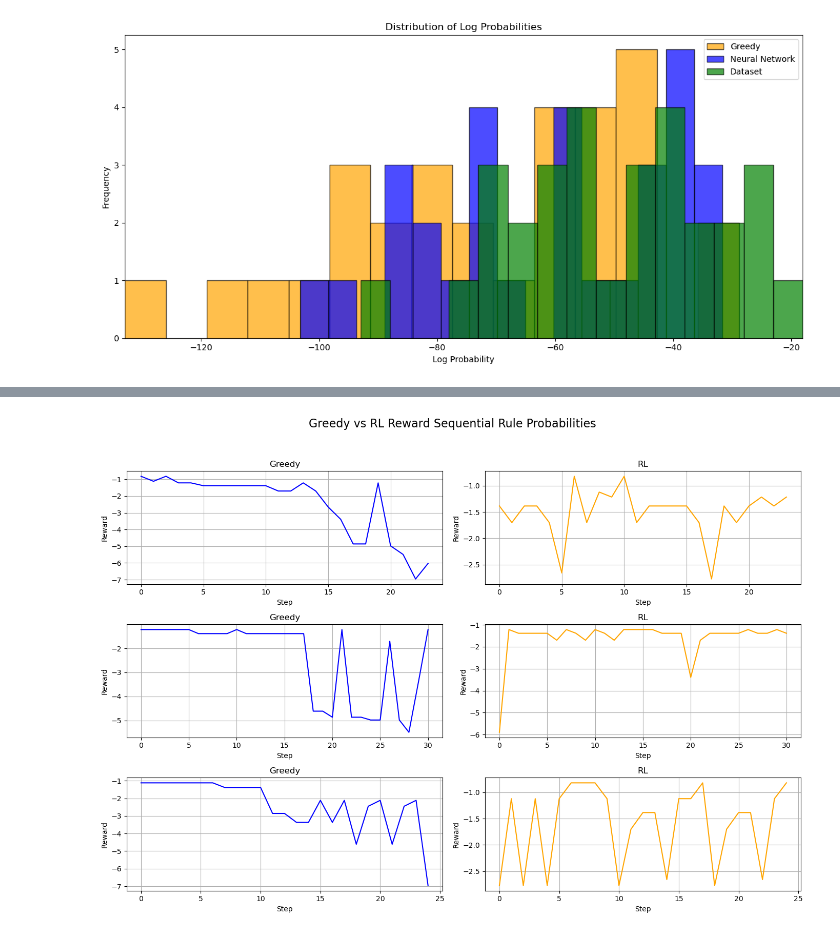
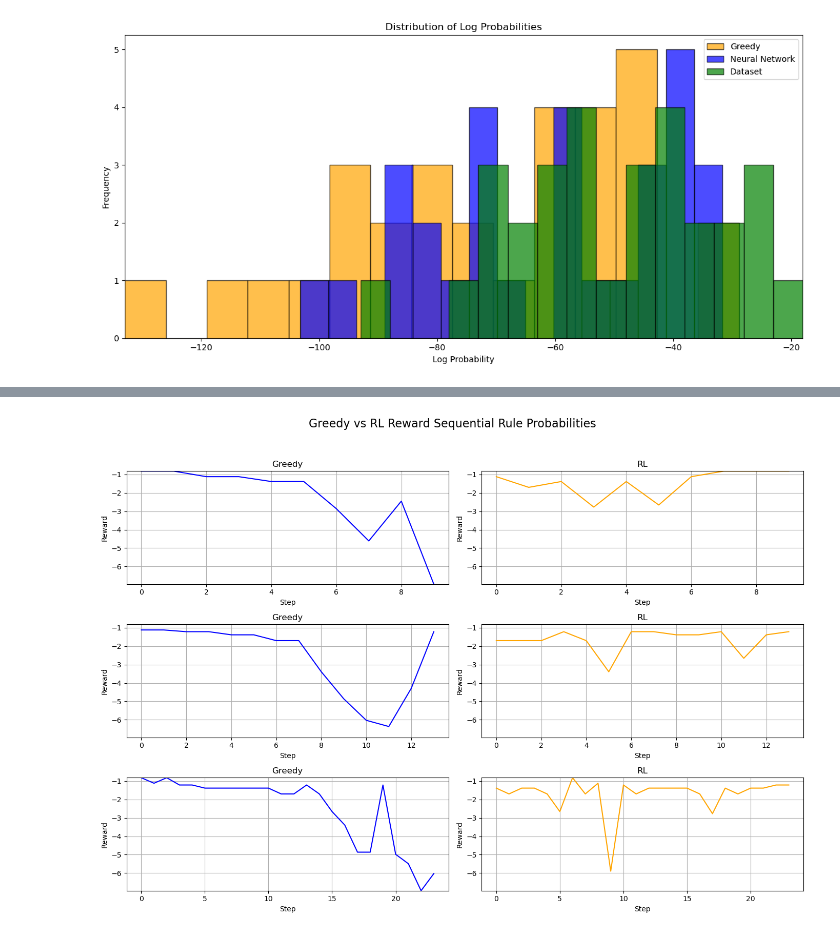
Before and after one commit to tmac1335/RL-PCFG-Jazz-Harmonies, a Jupyter notebook: src/main.ipynb, the cells around one changed output, grey strips where cells are left out. Cells and saved outputs as stored; diff of their text form; code cells hidden in the pictures.

```diff
--- a/src/main.ipynb
+++ b/src/main.ipynb
@@ -48,4 +45,4 @@ full_data.extend(random.sample(chords_dataset,150))
 
 train_data, test_data = train_test_split(tree_chord_data, test_size=0.2, random_state=42)
 # %%
-train_model(model,train_data, prob_dict, rules, num_episodes=20000)
+train_model(model,train_data, prob_dict, rules, num_episodes=10000)
@@ -426,10 +82,10 @@ greedy = []
 random_vals = []
 nn_vals = []
 counter = 0
-for chord in test_data:
+for chord in test_data_trees_leaves:
     counter += 1
     env = Environment(chord, rules, prob_dict)
-    env.add_model(model)
+    env.add_model(unpickled_model)
     env.simulate_random_baseline()
 
     random_vals.append(env.evaluate_tree())
@@ -438,7 +94,7 @@ for chord in test_data:
     greedy.append(env.evaluate_tree())
 
     env = Environment(chord, rules, prob_dict)
-    env.add_model(model)
+    env.add_model(unpickled_model)
     env.nn_simulate()
     nn_vals.append(env.evaluate_tree())
 # %%
@@ -602,3 +276,6 @@ test_data_trees = test_data['complete_constituent_tree'].tolist()
+# %%
+test_data_trees_leaves = [build_tree_from_dict(i).get_leaves() for i in test_data_trees]
+test_data_trees_leaves = [[leaf.chord.label for leaf in leaves] for leaves in test_data_trees_leaves]
 # %%
 distances_nn = []
 distances_greedy = []
@@ -609,13 +286,13 @@ start_test = []
 rule_probs = []
 rule_probs_greedy = []
 
-for i in range(len(test_data_chords)):
-    env = Environment(test_data_chords[i], rules, prob_dict)
+for i in range(len(test_data_trees_leaves)):
+    env = Environment(test_data_trees_leaves[i], rules, prob_dict)
     env.add_model(unpickled_model)
     env.nn_simulate()
     rule_probs.append([np.log(prob_dict.get(rule.make_hashable(), 1e-10)) for rule in env.applied_rules])
 
-    env2 = Environment(test_data_chords[i], rules, prob_dict)
+    env2 = Environment(test_data_trees_leaves[i], rules, prob_dict)
     env2.simulate_greedy_baseline()
     rule_probs_greedy.append([np.log(prob_dict.get(rule.make_hashable(), 1e-10)) for rule in env2.applied_rules])
     test_tree = build_tree_from_dict(test_data_trees[i])
@@ -699,44 +316,54 @@ import matplotlib.pyplot as plt
 import numpy as np
 
 # Flatten the lists if needed
 greedy_data = rule_probs_greedy[0] if isinstance(rule_probs_greedy[0][0], list) else rule_probs_greedy
 baseline_data = rule_probs[0] if isinstance(rule_probs[0][0], list) else rule_probs
 
 # Ensure both have the same number of sequences
 num_sequences = min(len(greedy_data), len(baseline_data))
 
 # Compute average reward for each RL sequence
 avg_rewards = [np.mean(seq) for seq in baseline_data]
 
 # Get the indices of the top 3 sequences with highest average reward
 top_indices = sorted(range(len(avg_rewards)), key=lambda i: avg_rewards[i], reverse=True)[:3]
 
 # Use these indices to get matching sequences
 greedy_seqs = [greedy_data[i] for i in top_indices]
 baseline_seqs = [baseline_data[i] for i in top_indices]
 
+# Determine the global y-axis range
+all_values = [val for seq in (greedy_seqs + baseline_seqs) for val in seq]
+y_min, y_max = min(all_values), max(all_values)
+
 # Create 3x2 subplots (3 rows, 2 columns)
 fig, axes = plt.subplots(3, 2, figsize=(14, 10), sharex=False)
 
 # Plot sequences side by side in each row
 for i in range(3):
-    axes[i, 0].plot(greedy_seqs[i], color='blue')
-    axes[i, 0].set_title('Greedy')
-    axes[i, 0].set_ylabel('Reward')
-    axes[i, 0].set_xlabel('Step')  # Add x-axis label
-    axes[i, 0].grid(True)
+    # Greedy plot
+    ax1 = axes[i, 0]
+    ax1.plot(greedy_seqs[i], color='blue', label='Reward')
+    ax1.set_title('Greedy')
+    ax1.set_ylabel('Reward')
+    ax1.set_xlabel('Step')
+    ax1.grid(True)
+    ax1.set_ylim(y_min, y_max)
 
-    axes[i, 1].plot(baseline_seqs[i], color='orange')
-    axes[i, 1].set_title('RL')
-    axes[i, 1].set_ylabel('Reward')
-    axes[i, 1].set_xlabel('Step')  # Add x-axis label
-    axes[i, 1].grid(True)
+    # RL plot
+    ax2 = axes[i, 1]
+    ax2.plot(baseline_seqs[i], color='orange', label='Reward')
+    ax2.set_title('RL')
+    ax2.set_ylabel('Reward')
+    ax2.set_xlabel('Step')
+    ax2.grid(True)
+    ax2.set_ylim(y_min, y_max)
 
 plt.suptitle("Greedy vs RL Reward Sequential Rule Probabilities", fontsize=16)
 plt.tight_layout(rect=[0, 0, 1, 0.95])
 plt.show()
 # %% [output]
-[figure, old version]
+[figure, new version]
 # %%
 sum(differences_nn)
 # %% [output]
```
Also changed, not shown: parts of 21 cells of this notebook, 7 other files.
